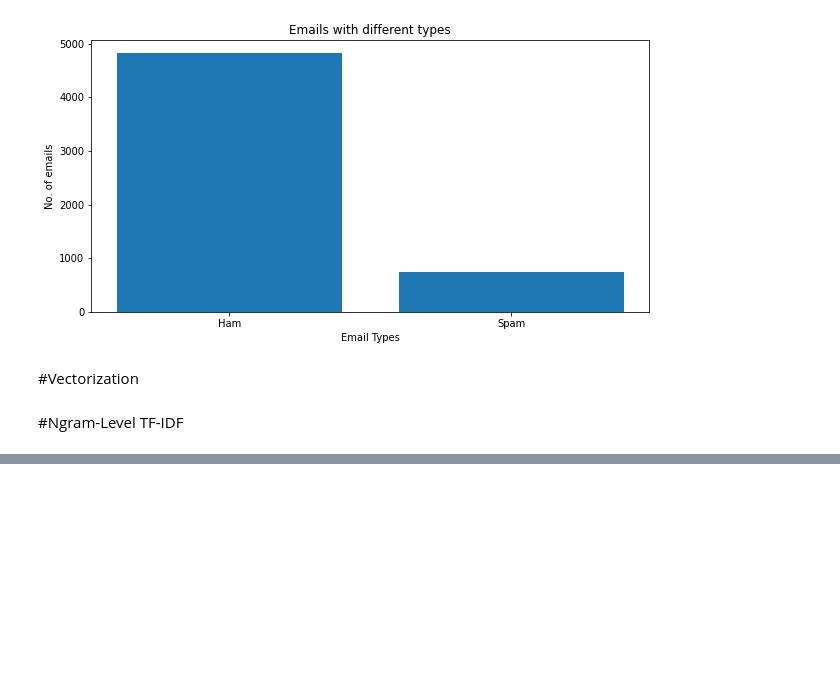
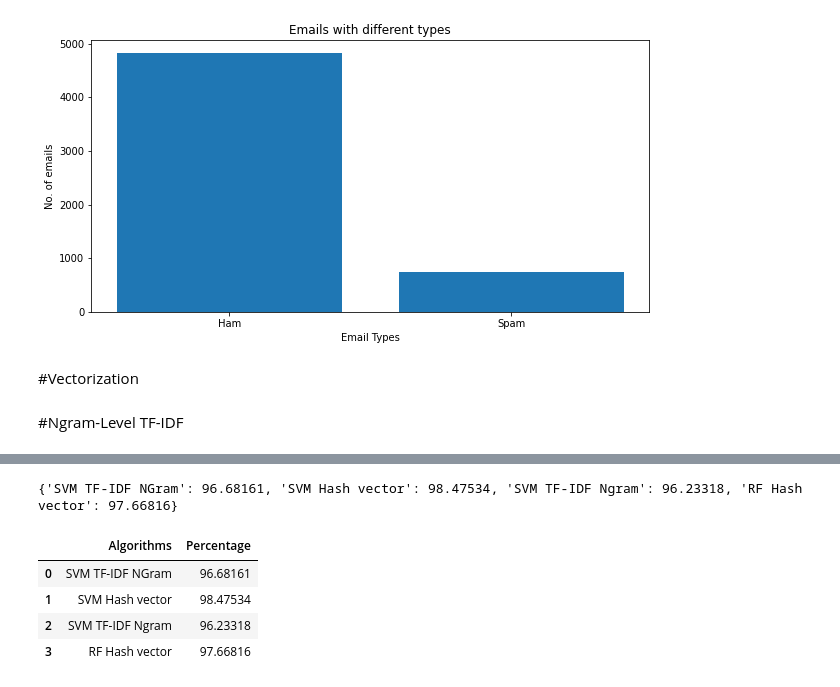
Before and after one commit to dinesh-umkc/kdm, a Jupyter notebook: ICP_5_Spam_Detection.ipynb, the cells around one changed output, grey strips where cells are left out. Saved outputs shown, nothing was run; the diff lists cells and outputs as text; code cells hidden in the pictures; blank space fills up the shorter version.

```diff
--- a/ICP_5_Spam_Detection.ipynb
+++ b/ICP_5_Spam_Detection.ipynb
@@ -182,0 +205,18 @@ xvalid_tfidf_ngram =  tfidf_vect_ngram.transform(valid_x)
+# %%
+# getting train features
+hash_vectorizer = HashingVectorizer(n_features=5000)
+hash_vectorizer.fit(df['Message'])
+xtrain_hash_vectorizer =  hash_vectorizer.transform(train_x)
+xvalid_hash_vectorizer =  hash_vectorizer.transform(valid_x)
+# %%
+def train_model(classifier, feature_vector_train, label, feature_vector_valid,y_test, vectorName, is_neural_net=False):
+    # fit the training dataset on the classifier
+    classifier.fit(feature_vector_train, label)
+
+    # predict the labels on validation dataset
+    predictions = classifier.predict(feature_vector_valid)
+    score = accuracy_score(y_test, predictions)
+    score=round(score*100,5)
+    report = classification_report(y_test, predictions, digits = 3)
+    print(report)
+    return score
@@ -182,0 +225,12 @@ xvalid_tfidf_ngram =  tfidf_vect_ngram.transform(valid_x)
+# %%
+# SVM Classifier on Ngram Level TF IDF Vectors
+score = train_model(svm.LinearSVC(multi_class="ovr",max_iter=4000), xtrain_tfidf_ngram, train_y, xvalid_tfidf_ngram,valid_y,"TF-IDF NGram")
+predictions= {'SVM TF-IDF NGram': score}
+print("SVM, N-Gram Vectors: accuracy ",score)
+
+#SVM Classifier on Hash Vectors
+score = train_model(svm.LinearSVC(multi_class="ovr",max_iter=4000), xtrain_hash_vectorizer, train_y, xvalid_hash_vectorizer,valid_y,"TF-IDF Hashvector")
+predictions.update({'SVM Hash vector': score})
+print("SVM, Hash Vectors: accuracy:",score)
+
+#predictions['SVM Hash Vector']=score*100
@@ -182,0 +260,10 @@ xvalid_tfidf_ngram =  tfidf_vect_ngram.transform(valid_x)
+# %%
+# RF Classifier on Ngram Level TF IDF Vectors
+score = train_model(RandomForestClassifier(n_estimators = 100), xtrain_tfidf_ngram, train_y, xvalid_tfidf_ngram,valid_y,"TF-IDF NGram")
+print("RF, N-Gram Vectors: accuracy:",score)
+predictions.update({'SVM TF-IDF Ngram': score})
+
+# RF Classifier on Hash Vectors
+score = train_model(RandomForestClassifier(n_estimators = 100), xtrain_hash_vectorizer, train_y, xvalid_hash_vectorizer,valid_y,"TF-IDF Hashvector")
+print("RF, Hash Vectors: accuracy:",score)
+predictions.update({'RF Hash vector': score})
@@ -182,0 +291,11 @@ xvalid_tfidf_ngram =  tfidf_vect_ngram.transform(valid_x)
+# %%
+print(predictions)
+compare_df = pd.DataFrame(list(predictions.items()),columns = ['Algorithms','Percentage'])
+display(compare_df)
+# %% [output]
+{'SVM TF-IDF NGram': 96.68161, 'SVM Hash vector': 98.47534, 'SVM TF-IDF Ngram': 96.23318, 'RF Hash vector': 97.66816}
+|  | Algorithms | Percentage |
+| 0 | SVM TF-IDF NGram | 96.68161 |
+| 1 | SVM Hash vector | 98.47534 |
+| 2 | SVM TF-IDF Ngram | 96.23318 |
+| 3 | RF Hash vector | 97.66816 |
```
Also changed, not shown: parts of 8 cells of this notebook.
